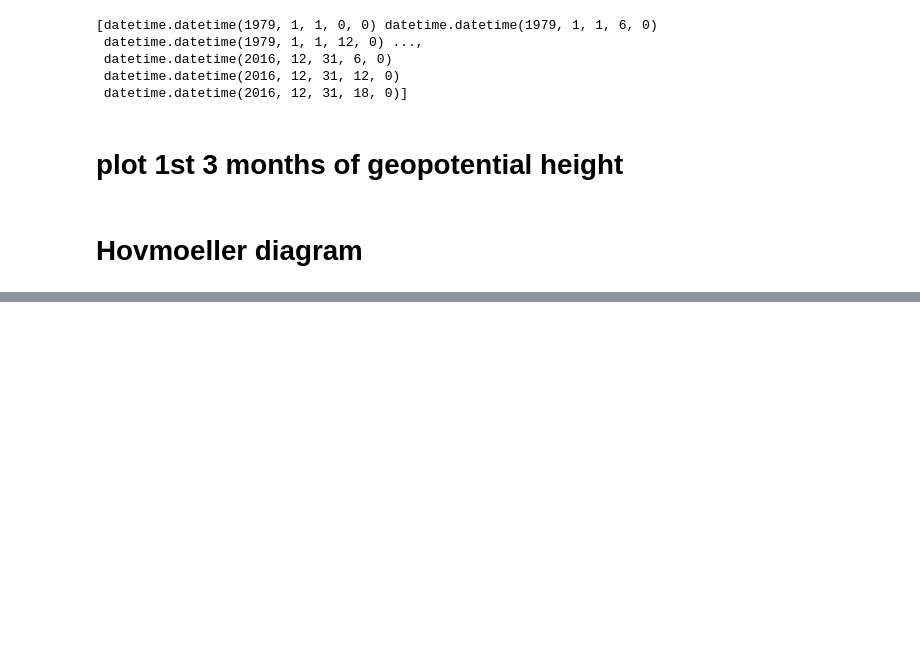
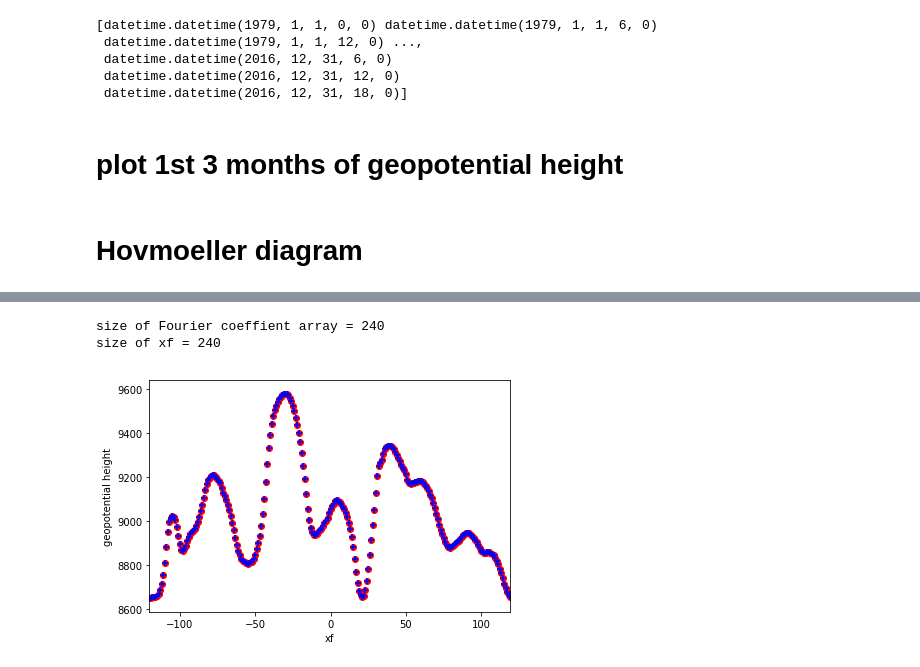
Before and after one commit to csyhuang/python-climate-data-processing, a Jupyter notebook: submission_from_claire/1979-2016-40.5N-processing.ipynb, the cells around one changed output, grey strips where cells are left out. Saved outputs shown, nothing was run; the diff lists cells and outputs as text; code cells hidden in the pictures; blank space fills up the shorter version.

```diff
--- a/submission_from_claire/1979-2016-40.5N-processing.ipynb
+++ b/submission_from_claire/1979-2016-40.5N-processing.ipynb
@@ -103,0 +107,27 @@ plt.savefig('405N-processing-pic/hovtest.png')
+# %%
+#do fourier transform on the snapshot
+snapshot = height[13]
+N = 240
+T = 1./N
+ck = 1/N * fft(snapshot)
+xf = fftfreq(N, d=(T)) # sample frequency is cycle/day
+print('size of Fourier coeffient array =', ck.size)
+print('size of xf =', xf.size)
+# %% [output]
+size of Fourier coeffient array = 240
+size of xf = 240
+# %%
+#ensure that data is recovered by ifft
+data_recovered = ifft(N * ck)
+
+plt.clf();
+plt.scatter(xf,data_recovered, c = 'r')
+plt.scatter(xf,snapshot, c = 'b', marker='+')
+plt.xlim((xf.min(),xf.max()))
+plt.xlabel('xf')
+plt.ylabel('geopotential height')
+plt.tight_layout()
+plt.legend()
+plt.show()
+# %% [output]
+[figure, added]
```
Also changed, not shown: parts of 13 cells of this notebook.
